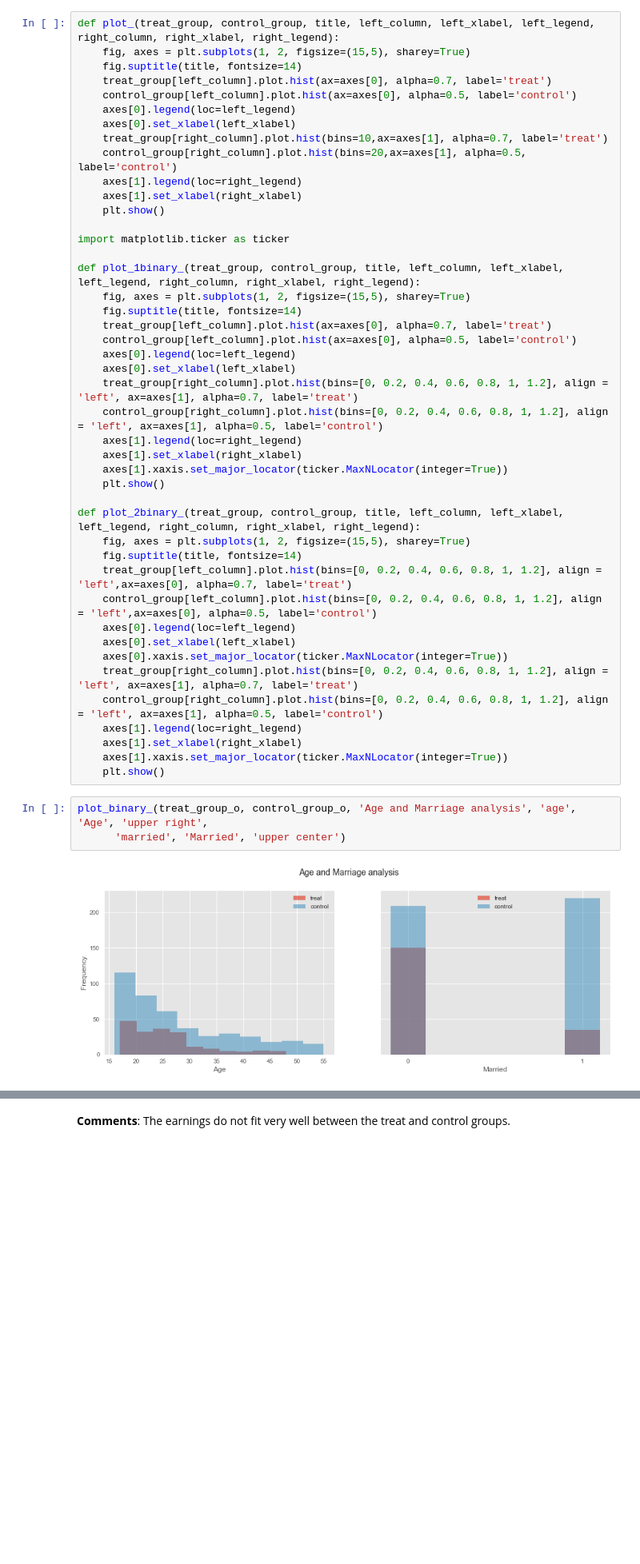
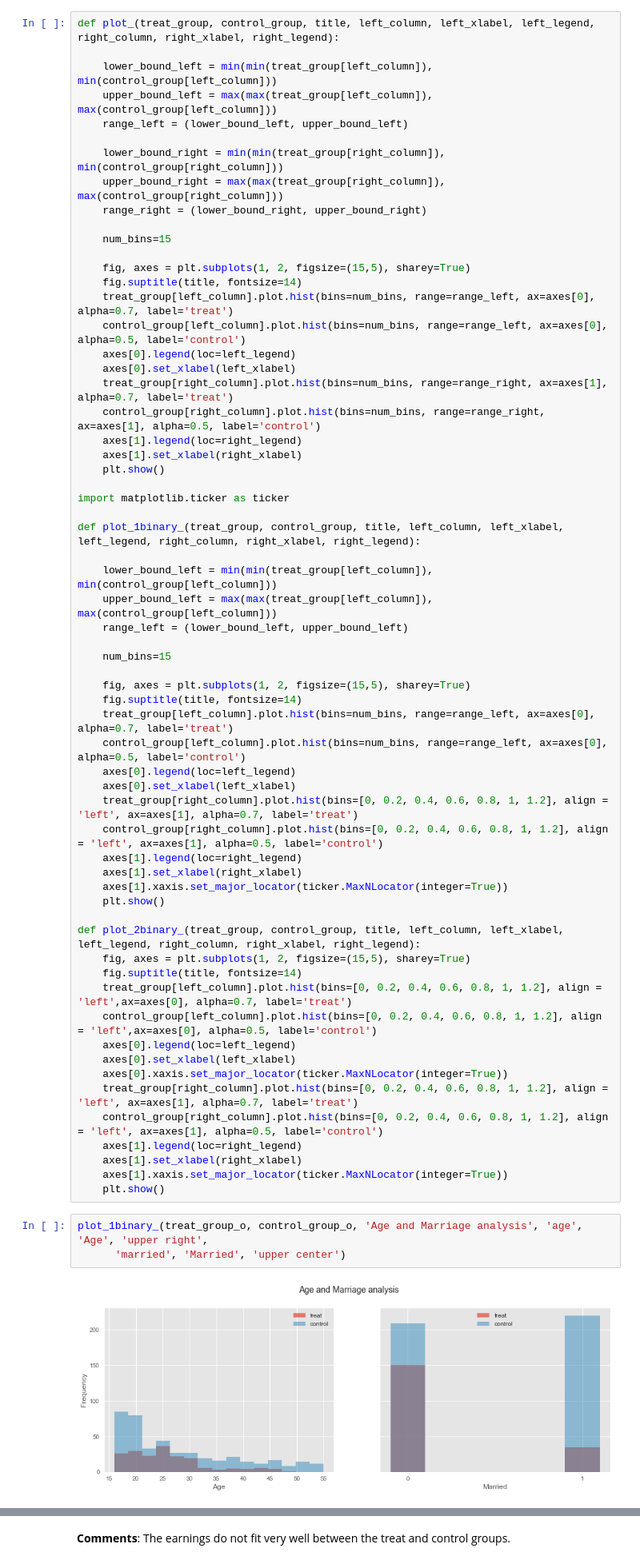
Before and after one commit to Timonzimm/CS-401, a Jupyter notebook: HW04/Homework4.ipynb, the cells around one changed output, grey strips where cells are left out. Shown at 80% size. Saved outputs shown, nothing was run; the diff lists cells and outputs as text; blank space fills up the shorter version.

```diff
--- a/HW04/Homework4.ipynb
+++ b/HW04/Homework4.ipynb
@@ -197,14 +210,25 @@ In this section, we focus the analysis of the data in four different contexts:
 - real earnings.
 # %%
 def plot_(treat_group, control_group, title, left_column, left_xlabel, left_legend, right_column, right_xlabel, right_legend):
+
+    lower_bound_left = min(min(treat_group[left_column]), min(control_group[left_column]))
+    upper_bound_left = max(max(treat_group[left_column]), max(control_group[left_column]))
+    range_left = (lower_bound_left, upper_bound_left)
+
+    lower_bound_right = min(min(treat_group[right_column]), min(control_group[right_column]))
+    upper_bound_right = max(max(treat_group[right_column]), max(control_group[right_column]))
+    range_right = (lower_bound_right, upper_bound_right)
+
+    num_bins=15
+
     fig, axes = plt.subplots(1, 2, figsize=(15,5), sharey=True)
     fig.suptitle(title, fontsize=14)
-    treat_group[left_column].plot.hist(ax=axes[0], alpha=0.7, label='treat')
-    control_group[left_column].plot.hist(ax=axes[0], alpha=0.5, label='control')
+    treat_group[left_column].plot.hist(bins=num_bins, range=range_left, ax=axes[0], alpha=0.7, label='treat')
+    control_group[left_column].plot.hist(bins=num_bins, range=range_left, ax=axes[0], alpha=0.5, label='control')
     axes[0].legend(loc=left_legend)
     axes[0].set_xlabel(left_xlabel)
-    treat_group[right_column].plot.hist(bins=10,ax=axes[1], alpha=0.7, label='treat')
-    control_group[right_column].plot.hist(bins=20,ax=axes[1], alpha=0.5, label='control')
+    treat_group[right_column].plot.hist(bins=num_bins, range=range_right, ax=axes[1], alpha=0.7, label='treat')
+    control_group[right_column].plot.hist(bins=num_bins, range=range_right, ax=axes[1], alpha=0.5, label='control')
     axes[1].legend(loc=right_legend)
     axes[1].set_xlabel(right_xlabel)
     plt.show()
@@ -212,10 +236,17 @@ def plot_(treat_group, control_group, title, left_column, left_xlabel, left_lege
 import matplotlib.ticker as ticker
 
 def plot_1binary_(treat_group, control_group, title, left_column, left_xlabel, left_legend, right_column, right_xlabel, right_legend):
+
+    lower_bound_left = min(min(treat_group[left_column]), min(control_group[left_column]))
+    upper_bound_left = max(max(treat_group[left_column]), max(control_group[left_column]))
+    range_left = (lower_bound_left, upper_bound_left)
+
+    num_bins=15
+
     fig, axes = plt.subplots(1, 2, figsize=(15,5), sharey=True)
     fig.suptitle(title, fontsize=14)
-    treat_group[left_column].plot.hist(ax=axes[0], alpha=0.7, label='treat')
-    control_group[left_column].plot.hist(ax=axes[0], alpha=0.5, label='control')
+    treat_group[left_column].plot.hist(bins=num_bins, range=range_left, ax=axes[0], alpha=0.7, label='treat')
+    control_group[left_column].plot.hist(bins=num_bins, range=range_left, ax=axes[0], alpha=0.5, label='control')
     axes[0].legend(loc=left_legend)
     axes[0].set_xlabel(left_xlabel)
     treat_group[right_column].plot.hist(bins=[0, 0.2, 0.4, 0.6, 0.8, 1, 1.2], align = 'left', ax=axes[1], alpha=0.7, label='treat')
@@ -240,10 +271,10 @@ def plot_2binary_(treat_group, control_group, title, left_column, left_xlabel, l
     axes[1].xaxis.set_major_locator(ticker.MaxNLocator(integer=True))
     plt.show()
 # %%
-plot_binary_(treat_group_o, control_group_o, 'Age and Marriage analysis', 'age', 'Age', 'upper right',
+plot_1binary_(treat_group_o, control_group_o, 'Age and Marriage analysis', 'age', 'Age', 'upper right',
       'married', 'Married', 'upper center')
 # %% [output]
-[figure, old version]
+[figure, new version]
 # %% [markdown]
 **Comments**: Apart from the poor equal representation of the two categories raised in the previous comment, there is a similar distribution of ages. However, we cannot say the same for the distribution of married people among the groups. Indeed, there is an even number of married and single people who did not participate in the JTP, but there is a significant difference among the ones who did participate.
 # %%
```
Also changed, not shown: parts of 23 cells of this notebook.
